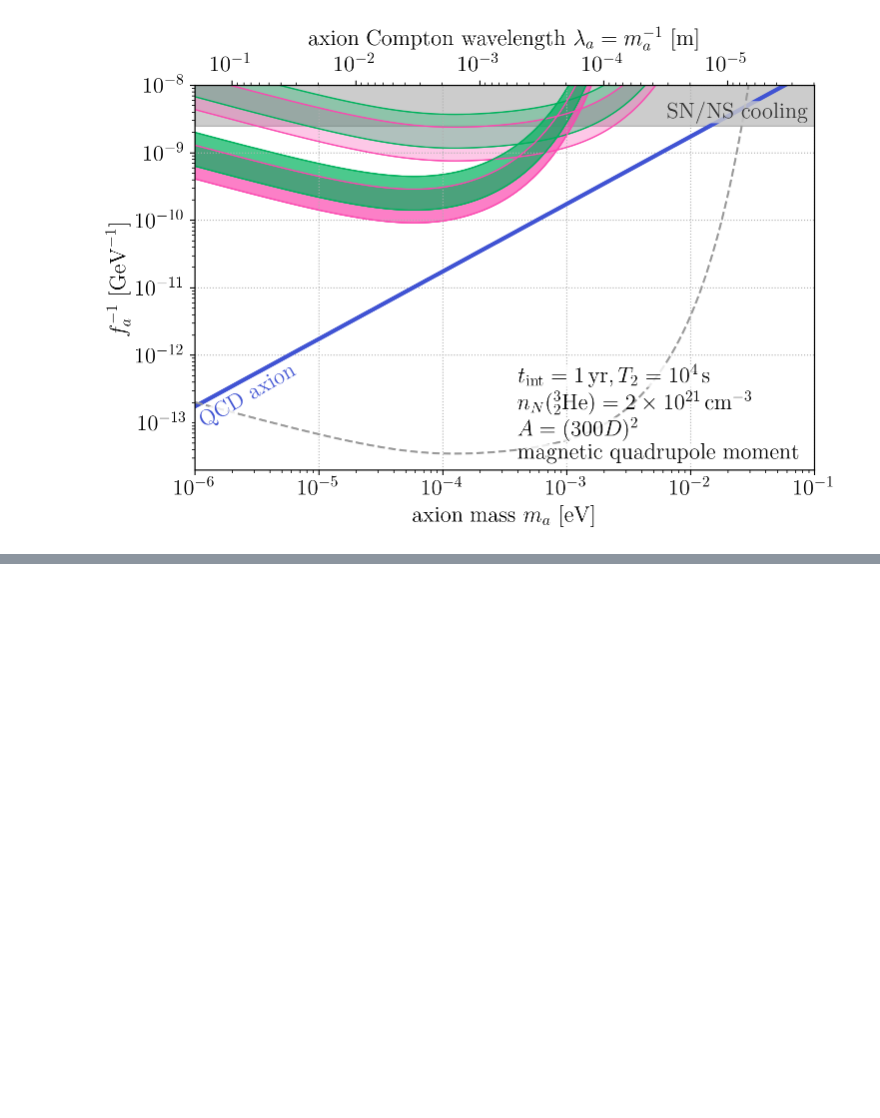
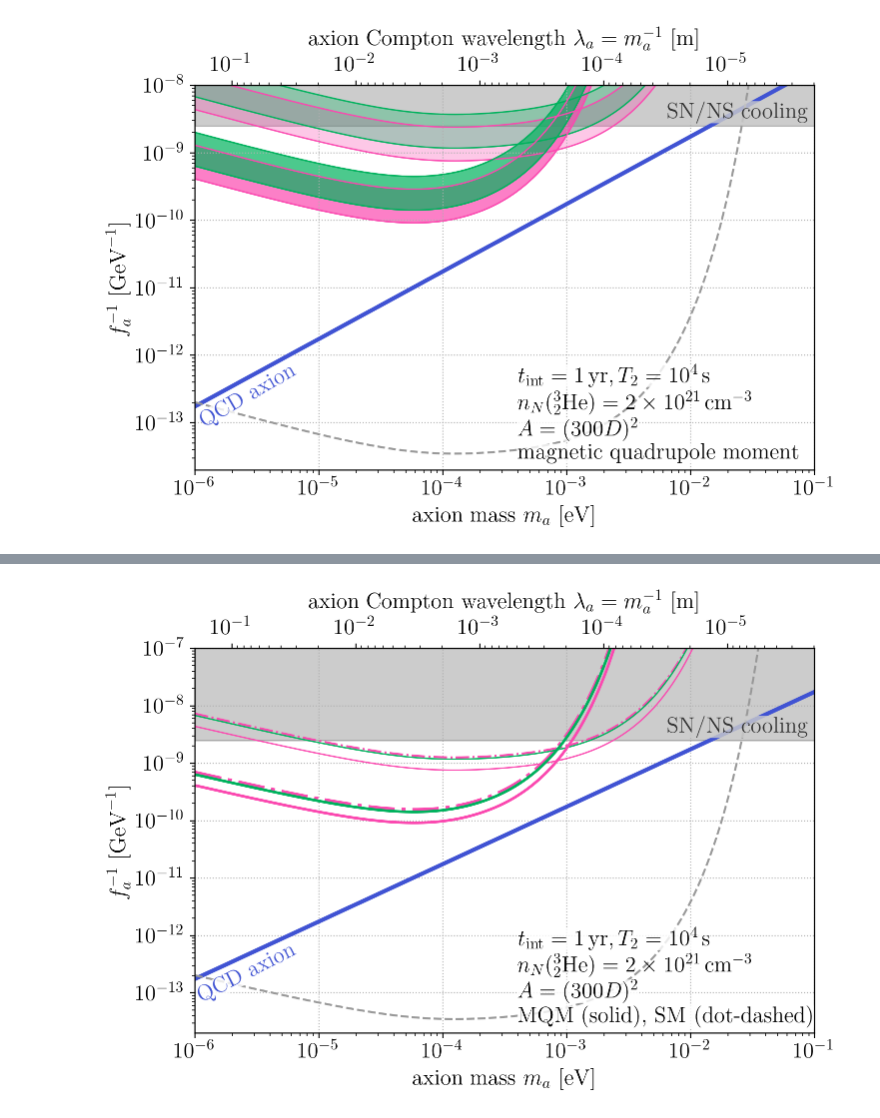
Before and after one commit to kenvantilburg/ferroaxionic-effect, a Jupyter notebook: code/sensitivity_2.ipynb, the cells around one changed output, grey strips where cells are left out. Cells and saved outputs as stored; diff of their text form; code cells hidden in the pictures; blank space fills up the shorter version.

Commit message:
thickness in consolidated figure

```diff
--- a/code/sensitivity_2.ipynb
+++ b/code/sensitivity_2.ipynb
@@ -190,7 +190,7 @@ ax.yaxis.set_label_position("left")
 ax.set_xlabel(r'axion mass $m_a~[\mathrm{eV}]$',fontsize=16); ax_top.set_xlabel('axion Compton wavelength $\lambda_a = m_a^{-1}~[\mathrm{m}]$',fontsize=16, va='bottom'); ax.set_ylabel('$f_a^{-1}~[\mathrm{GeV}^{-1}]$',fontsize=16);
 ticks_left_minor = np.outer(10**(np.arange(-19.0,-5)),np.arange(1.,10.,1.)).flatten()
 ticks_left_minor = ticks_left_minor[(ax.get_ylim()[0] < ticks_left_minor) & (ticks_left_minor < ax.get_ylim()[1])]
-ticks_left_major = 10**(np.arange(-12,-7.99))
+ticks_left_major = 10**(np.arange(-13,-7.99))
 ticks_top_minor = (np.outer(10**(np.arange(2.0,-6.01,-1)),np.arange(1.,10.,1.)).flatten() * meter)**-1 / eV;
 ticks_top_minor = ticks_top_minor[(ax_top.get_xlim()[0] < ticks_top_minor) & (ticks_top_minor < ax_top.get_xlim()[1])]
 ticks_top_major = (10**(np.arange(-1.,-5.01,-1)) * meter)**-1 / eV
@@ -256,7 +256,7 @@ ax.yaxis.set_label_position("left")
 ax.set_xlabel(r'axion mass $m_a~[\mathrm{eV}]$',fontsize=16); ax_top.set_xlabel('axion Compton wavelength $\lambda_a = m_a^{-1}~[\mathrm{m}]$',fontsize=16, va='bottom'); ax.set_ylabel('$f_a^{-1}~[\mathrm{GeV}^{-1}]$',fontsize=16);
 ticks_left_minor = np.outer(10**(np.arange(-19.0,-5)),np.arange(1.,10.,1.)).flatten()
 ticks_left_minor = ticks_left_minor[(ax.get_ylim()[0] < ticks_left_minor) & (ticks_left_minor < ax.get_ylim()[1])]
-ticks_left_major = 10**(np.arange(-12,-7.99))
+ticks_left_major = 10**(np.arange(-13,-7.99))
 ticks_top_minor = (np.outer(10**(np.arange(2.0,-6.01,-1)),np.arange(1.,10.,1.)).flatten() * meter)**-1 / eV;
 ticks_top_minor = ticks_top_minor[(ax_top.get_xlim()[0] < ticks_top_minor) & (ticks_top_minor < ax_top.get_xlim()[1])]
 ticks_top_major = (10**(np.arange(-1.,-5.01,-1)) * meter)**-1 / eV
@@ -336,7 +336,7 @@ ax.yaxis.set_label_position("left")
 ax.set_xlabel(r'axion mass $m_a~[\mathrm{eV}]$',fontsize=16); ax_top.set_xlabel('axion Compton wavelength $\lambda_a = m_a^{-1}~[\mathrm{m}]$',fontsize=16, va='bottom'); ax.set_ylabel('$f_a^{-1}~[\mathrm{GeV}^{-1}]$',fontsize=16);
 ticks_left_minor = np.outer(10**(np.arange(-19.0,-5)),np.arange(1.,10.,1.)).flatten()
 ticks_left_minor = ticks_left_minor[(ax.get_ylim()[0] < ticks_left_minor) & (ticks_left_minor < ax.get_ylim()[1])]
-ticks_left_major = 10**(np.arange(-12,-7.99))
+ticks_left_major = 10**(np.arange(-13,-7.99))
 ticks_top_minor = (np.outer(10**(np.arange(2.0,-6.01,-1)),np.arange(1.,10.,1.)).flatten() * meter)**-1 / eV;
 ticks_top_minor = ticks_top_minor[(ax_top.get_xlim()[0] < ticks_top_minor) & (ticks_top_minor < ax_top.get_xlim()[1])]
 ticks_top_major = (10**(np.arange(-1.,-5.01,-1)) * meter)**-1 / eV
@@ -409,0 +412,77 @@ plt.savefig(file_path,bbox_inches='tight', pad_inches=0)
+# %%
+fig, ax = plt.subplots(1,1,figsize=(8,5))
+vec_lw = [1,2]
+ax.set_xscale('log'); ax.set_yscale('log'); ax.set_xlim(1e-6,1e-1); ax.set_ylim(2e-14,1e-7)
+ax_top = ax.twiny();  ax_top.set_xlim(ax.get_xlim()); ax_top.set_xscale('log');
+ax.yaxis.tick_left()
+ax.yaxis.set_label_position("left")
+ax.set_xlabel(r'axion mass $m_a~[\mathrm{eV}]$',fontsize=16); ax_top.set_xlabel('axion Compton wavelength $\lambda_a = m_a^{-1}~[\mathrm{m}]$',fontsize=16, va='bottom'); ax.set_ylabel('$f_a^{-1}~[\mathrm{GeV}^{-1}]$',fontsize=16);
+ticks_left_minor = np.outer(10**(np.arange(-19.0,-5)),np.arange(1.,10.,1.)).flatten()
+ticks_left_minor = ticks_left_minor[(ax.get_ylim()[0] < ticks_left_minor) & (ticks_left_minor < ax.get_ylim()[1])]
+ticks_left_major = 10**(np.arange(-13,-6.99))
+ticks_top_minor = (np.outer(10**(np.arange(2.0,-6.01,-1)),np.arange(1.,10.,1.)).flatten() * meter)**-1 / eV;
+ticks_top_minor = ticks_top_minor[(ax_top.get_xlim()[0] < ticks_top_minor) & (ticks_top_minor < ax_top.get_xlim()[1])]
+ticks_top_major = (10**(np.arange(-1.,-5.01,-1)) * meter)**-1 / eV
+ax.set_yticks(ticks_left_minor,minor=True); ax.set_yticks(ticks_left_major,minor=False);
+ax.grid(ls='dotted',which='major',axis='both')
+ax_top.set_xticks([],minor=True); ax_top.set_xticks(ticks_top_minor,minor=True); ax_top.set_xticklabels([],minor=True);
+ax_top.set_xticks(ticks_top_major,minor=False); ax_top.set_xticklabels(['$10^{-1}$','$10^{-2}$','$10^{-3}$','$10^{-4}$','$10^{-5}$'],minor=False);
+ax.plot(vec_ma/eV,1/fn_fa(vec_ma)*GeV,color=ncolors[0],lw=3); #QCD axion
+ax.fill_between(vec_ma/eV,fa_SN_bound**-1 * GeV,1e-5,color=(0,0,0,0.2)) #SN cooling
+ax.tick_params(axis='both', which='both', labelsize=16)
+ax_top.tick_params(axis='both', which='both', labelsize=16)
+
+y_values_Eu_1 = []
+y_values_Np_1 = []
+y_values_Eu_2 = []
+y_values_Np_2 = []
+
+alphas = [0.3, 0.7]
+
+for i_D, D in enumerate(vec_D):
+    vol = D**3 * vec_aspect[i_D]**2
+    y1_Np = GeV*np.sqrt(fn_fa_2_inv_sens_mon(vec_ma,D,h,Np.rho_s[1],P_nuc,c_aNN,T_2,n_N_det,vol))
+    y1_Eu = GeV*np.sqrt(fn_fa_2_inv_sens_mon(vec_ma,D,h,Eu.rho_s[1],P_nuc,c_aNN,T_2,n_N_det,vol))
+    y_values_Np_1.append(y1_Np)
+    y_values_Eu_1.append(y1_Eu)
+
+    ax.plot(vec_ma/eV,y1_Np, ls='dashdot',
+             lw=1.5 * vec_lw[i_D],color=ncolors[4],label=vec_label[i_D]+', $Np_3OF_{12}$')
+#     ax.plot(vec_ma/eV,y1_Eu, ls='dashed',
+#              lw=1,color=ncolors[5],label=vec_label[i_D]+', $Eu_{0.5}Ba_{0.5}TiO_3$')
+
+for i_D, D in enumerate(vec_D):
+    vol = D**3 * vec_aspect[i_D]**2
+    y1_Np = GeV*np.sqrt(fn_fa_2_inv_sens_mon_mqm(vec_ma,D,h,Np.rho_m[1],c_aNN,T_2,Np.n_N,vol))
+    y1_Eu = GeV*np.sqrt(fn_fa_2_inv_sens_mon_mqm(vec_ma,D,h,Eu.rho_m[1],c_aNN,T_2,Np.n_N,vol))
+    y_values_Np_1.append(y1_Np)
+    y_values_Eu_1.append(y1_Eu)
+
+    ax.plot(vec_ma/eV,y1_Np,
+             lw=1* vec_lw[i_D],color=ncolors[4],label=vec_label[i_D]+', $Np_3OF_{12}$')
+    ax.plot(vec_ma/eV,y1_Eu,
+             lw=1* vec_lw[i_D],color=ncolors[5],label=vec_label[i_D]+', $Eu_{0.5}Ba_{0.5}TiO_3$')
+
+
+ax.plot(vec_ma/eV,GeV*np.sqrt(fn_fa_2_inv_sens_mon_mqm_SQUID(vec_ma,vec_D[0],h,Np.rho_m[1],c_aNN2,T_2,Eu.n_N,vol)),
+               color=(0.6, 0.6, 0.6), label=vec_label[0]+', SQUID limit', linestyle='dashed')
+ax.text(7e-6,8.5e-13,'QCD axion',ha='right',va='top',color=ncolors[0],rotation=27,fontsize=16,
+        bbox=dict(facecolor=(1,1,1,0.8), edgecolor='none', boxstyle='round,pad=0'));
+ax.text(9e-2,1.1*fa_SN_bound**-1 * GeV,'SN/NS cooling',ha='right',va='bottom',color=(0.2,0.2,0.2),rotation=0,fontsize=16,
+        bbox=dict(facecolor=(0.8,0.8,0.8,0.8), edgecolor='none', boxstyle='round,pad=0'));
+ax.text(0.4e-3,2**(5.5)*3e-14,r'$t_\mathrm{int} = 1\,\mathrm{yr}, T_2 = 10^4\,\mathrm{s}$',va='top',fontsize=16,
+        bbox=dict(facecolor=(1,1,1,0.8), edgecolor='none', boxstyle='round,pad=0'));
+ax.text(0.4e-3,2**(4.0)*3e-14,r'$n_N({{}^{3}_2\mathrm{He}}) = 2 \times 10^{21} \, \mathrm{cm}^{-3}$',va='top',fontsize=16)
+ax.text(0.4e-3,2**(2.5)*3e-14,r'$A = (300 D)^2$',va='top',fontsize=16,
+        bbox=dict(facecolor=(1,1,1,0.8), edgecolor='none', boxstyle='round,pad=0'));
+ax.text(0.4e-3,2**(1.0)*3e-14,r'MQM (solid), SM (dot-dashed)',va='top',fontsize=16,
+        bbox=dict(facecolor=(1,1,1,0.8), edgecolor='none', boxstyle='round,pad=0'));
+
+#handles, labels = plt.gca().get_legend_handles_labels()
+#order = [1,0,4,3,2]
+#legend = ax.legend([handles[idx] for idx in order],[labels[idx] for idx in order],fontsize=12,loc='upper left', ncol=2, framealpha=1.0);
+
+file_path = dir_fig + "mqm+sm-dipole.pdf"
+plt.savefig(file_path,bbox_inches='tight', pad_inches=0)
+# %% [output]
+[figure, added]
```
Also changed, not shown: parts of 1 cell of this notebook.
